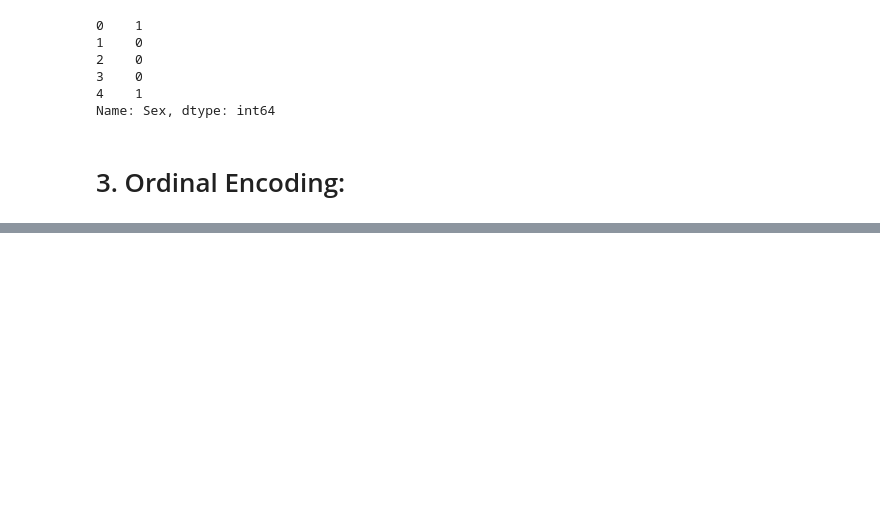
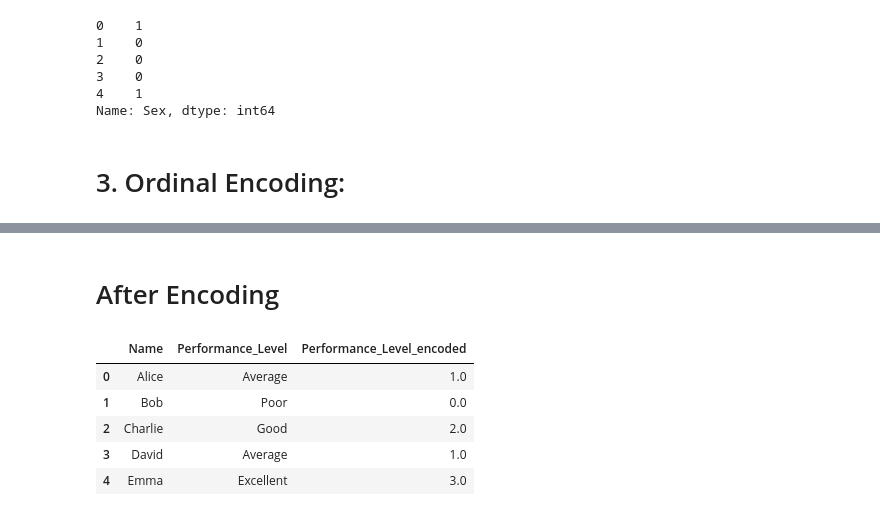
Before and after one commit to subhajit20/Learning-ML, a Jupyter notebook: Handling categorical data.ipynb, the cells around one changed output, grey strips where cells are left out. Saved outputs shown, nothing was run; the diff lists cells and outputs as text; code cells hidden in the pictures; blank space fills up the shorter version.

```diff
--- a/Handling categorical data.ipynb
+++ b/Handling categorical data.ipynb
@@ -101,0 +105,15 @@ tips.sample(5)
+# %% [markdown]
+<h1>After Encoding</h1>
+# %%
+ord = OrdinalEncoder(categories=[['Poor', 'Average', 'Good', 'Excellent']])
+Performance_Level_encoded = ord.fit_transform(dff[["Performance_Level"]])
+Performance_Level_encoded
+dff["Performance_Level_encoded"] = Performance_Level_encoded
+dff.head()
+# %% [output]
+|  | Name | Performance_Level | Performance_Level_encoded |
+| 0 | Alice | Average | 1.0 |
+| 1 | Bob | Poor | 0.0 |
+| 2 | Charlie | Good | 2.0 |
+| 3 | David | Average | 1.0 |
+| 4 | Emma | Excellent | 3.0 |
```
Also changed, not shown: parts of 5 cells of this notebook, 1 other file.
